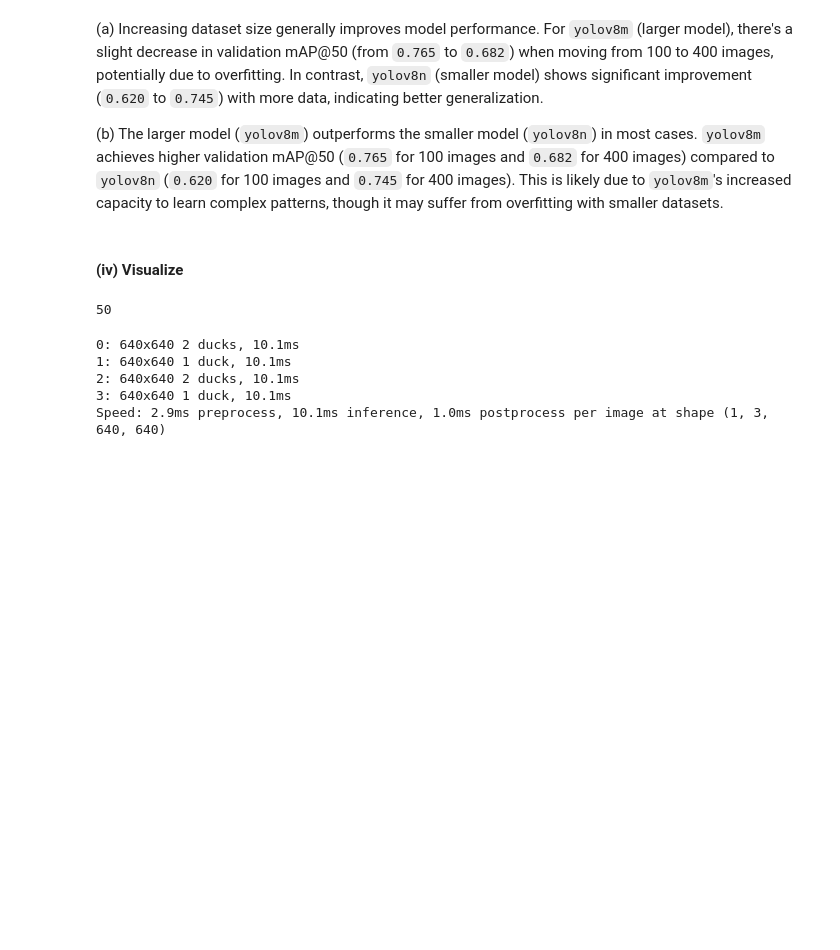
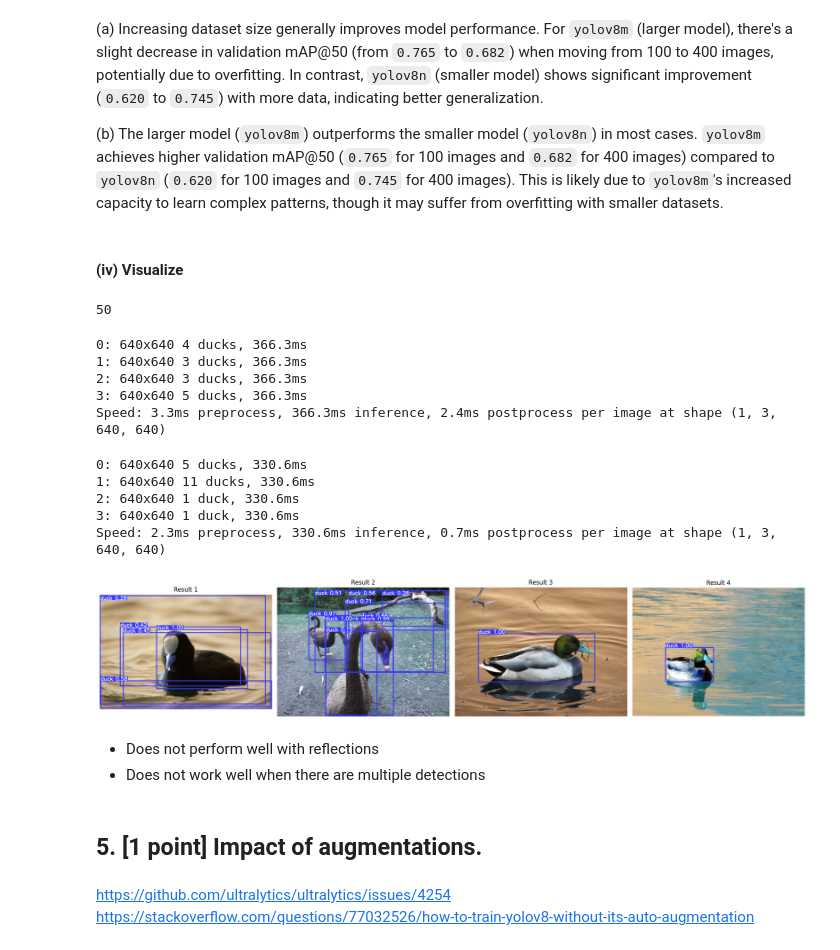
Before and after one commit to sriharib128/CV_ass, a Jupyter notebook: A3/A3_q1.ipynb, the cells around one changed output. Drawn from its saved outputs; the diff is of its cells as text; code cells hidden in the pictures; blank space fills up the shorter version.

Commit message:
Data Augmentation left

```diff
--- a/A3/A3_q1.ipynb
+++ b/A3/A3_q1.ipynb
@@ -25,7 +23,13 @@ ffmpeg -i video.mp4 -vf fps=25 -t 30 frames/frame_%04d.jpg
 # %%
-# img = cv2.imread(f"./frames/output_1.jpg")
-# gray = cv2.cvtColor(img,cv2.COLOR_BGR2GRAY)
+img = cv2.imread(f"./frames/output_1.jpg")
+gray = cv2.cvtColor(img,cv2.COLOR_BGR2GRAY)
 
-# start = time.time()
-# faces = face_cascade.detectMultiScale(gray, scaleFactor=1.1, minNeighbors=5, minSize=(30, 30))
-# print(time.time()-start)
+start = time.time()
+face_cascade = cv2.CascadeClassifier('./haarcascade_frontalface_default.xml')
+faces = face_cascade.detectMultiScale(gray, scaleFactor=1.1, minNeighbors=50, minSize=(30, 30))
+print("minNeighbors = 50,num_stages=25",time.time()-start)
+
+start = time.time()
+face_cascade = cv2.CascadeClassifier('./haarcascade_frontalface_default-Copy1.xml')
+faces = face_cascade.detectMultiScale(gray, scaleFactor=1.1, minNeighbors=5, minSize=(30, 30))
+print("minNeighbors = 5,num_stages = 20",time.time()-start)
@@ -477,15 +518,46 @@ print(len(image_paths))
 # %% [output]
 50
 # %%
-train1_images = random.sample(image_paths, 4)
-results = model.predict(train1_images)
 # %% [output]
-0: 640x640 2 ducks, 10.1ms
-1: 640x640 1 duck, 10.1ms
-2: 640x640 2 ducks, 10.1ms
-3: 640x640 1 duck, 10.1ms
-Speed: 2.9ms preprocess, 10.1ms inference, 1.0ms postprocess per image at shape (1, 3, 640, 640)
+0: 640x640 4 ducks, 366.3ms
+1: 640x640 3 ducks, 366.3ms
+2: 640x640 3 ducks, 366.3ms
+3: 640x640 5 ducks, 366.3ms
+Speed: 3.3ms preprocess, 366.3ms inference, 2.4ms postprocess per image at shape (1, 3, 640, 640)
 # %%
-# import matplotlib.pyplot as plt
-for i,result in enumerate(results):
-    result.save(f"result{i}.png")
+import matplotlib.pyplot as plt
+train1_images = random.sample(image_paths, 4)
+results = model.predict(train1_images)
+# Create a 1x4 subplot grid
+fig, axes = plt.subplots(1, 4, figsize=(20, 5))  # Adjust figsize as needed
+
+# Plot each image in the subplot
+for i, result in enumerate(results):
+    # Convert PIL image to numpy array for plotting
+    image_array = result.plot()
+
+    # Plot the image on the corresponding subplot
+    axes[i].imshow(image_array)
+    axes[i].axis('off')  # Turn off axis labels
+
+    # Set title for each subplot (optional)
+    axes[i].set_title(f"Result {i+1}")
+
+# Adjust layout and display the plot
+plt.tight_layout()
+plt.show()
+# %% [output]
+0: 640x640 5 ducks, 330.6ms
+1: 640x640 11 ducks, 330.6ms
+2: 640x640 1 duck, 330.6ms
+3: 640x640 1 duck, 330.6ms
+Speed: 2.3ms preprocess, 330.6ms inference, 0.7ms postprocess per image at shape (1, 3, 640, 640)
+[figure, added]
+# %% [markdown]
+- Does not perform well with reflections
+- Does not work well when there are multiple detections
+# %% [markdown]
+## 5. [1 point] Impact of augmentations.
+# %% [markdown]
+https://github.com/ultralytics/ultralytics/issues/4254
+https://stackoverflow.com/questions/77032526/how-to-train-yolov8-without-its-auto-augmentation
```
Also changed, not shown: parts of 11 cells of this notebook, 5 other files.
